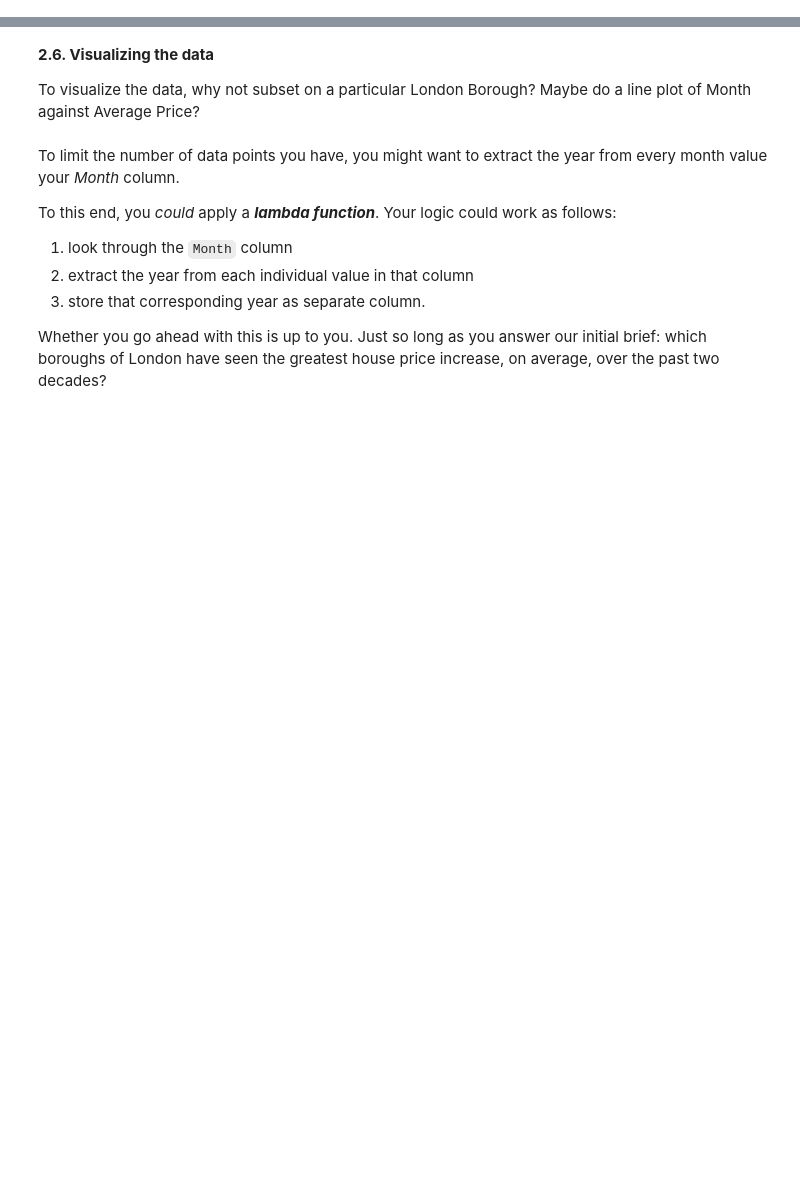
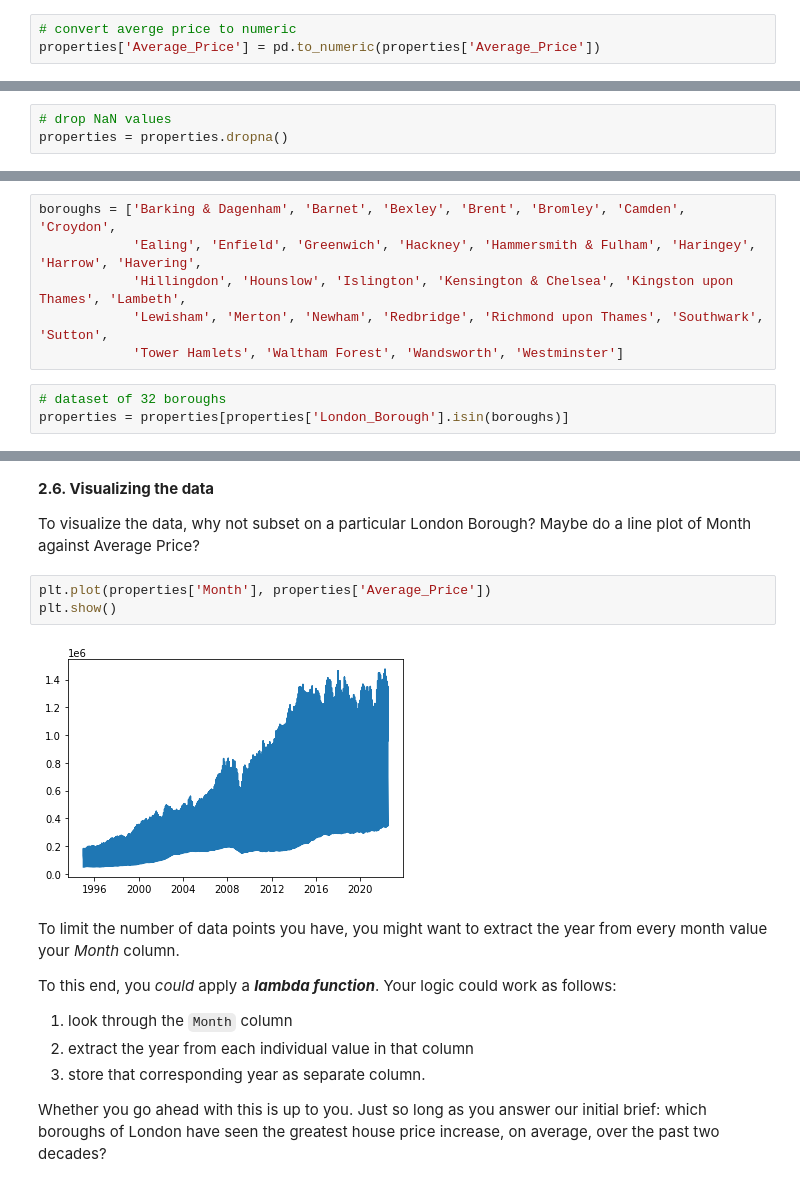
Before and after one commit to alexbui96/springboard, a Jupyter notebook: 1581459544_Unit_4_Challenge_-_Tier_3.ipynb/Unit 4 Challenge - Tier 3.ipynb, the cells around one changed output, grey strips where cells are left out. Cells and saved outputs as stored; diff of their text form; blank space fills up the shorter version.

```diff
--- a/1581459544_Unit_4_Challenge_-_Tier_3.ipynb/Unit 4 Challenge - Tier 3.ipynb
+++ b/1581459544_Unit_4_Challenge_-_Tier_3.ipynb/Unit 4 Challenge - Tier 3.ipynb
@@ -198,0 +294,3 @@ Remember to make sure your column data types are all correct. Average prices, fo
+# %%
+# convert averge price to numeric
+properties['Average_Price'] = pd.to_numeric(properties['Average_Price'])
@@ -204,0 +320,3 @@ Check out the contents of the London Borough column, and if you find null values
+# %%
+# drop NaN values
+properties = properties.dropna()
@@ -204,0 +328,9 @@ Check out the contents of the London Borough column, and if you find null values
+# %%
+boroughs = ['Barking & Dagenham', 'Barnet', 'Bexley', 'Brent', 'Bromley', 'Camden', 'Croydon',
+            'Ealing', 'Enfield', 'Greenwich', 'Hackney', 'Hammersmith & Fulham', 'Haringey', 'Harrow', 'Havering',
+            'Hillingdon', 'Hounslow', 'Islington', 'Kensington & Chelsea', 'Kingston upon Thames', 'Lambeth',
+            'Lewisham', 'Merton', 'Newham', 'Redbridge', 'Richmond upon Thames', 'Southwark', 'Sutton',
+            'Tower Hamlets', 'Waltham Forest', 'Wandsworth', 'Westminster']
+# %%
+# dataset of 32 boroughs
+properties = properties[properties['London_Borough'].isin(boroughs)]
@@ -206,6 +360,11 @@ Check out the contents of the London Borough column, and if you find null values
 **2.6. Visualizing the data**
 
 To visualize the data, why not subset on a particular London Borough? Maybe do a line plot of Month against Average Price?
+# %%
+plt.plot(properties['Month'], properties['Average_Price'])
+plt.show()
+# %% [output]
+[figure, added]
 # %% [markdown]
 To limit the number of data points you have, you might want to extract the year from every month value your *Month* column.
 
```
Also changed, not shown: parts of 27 cells of this notebook.
